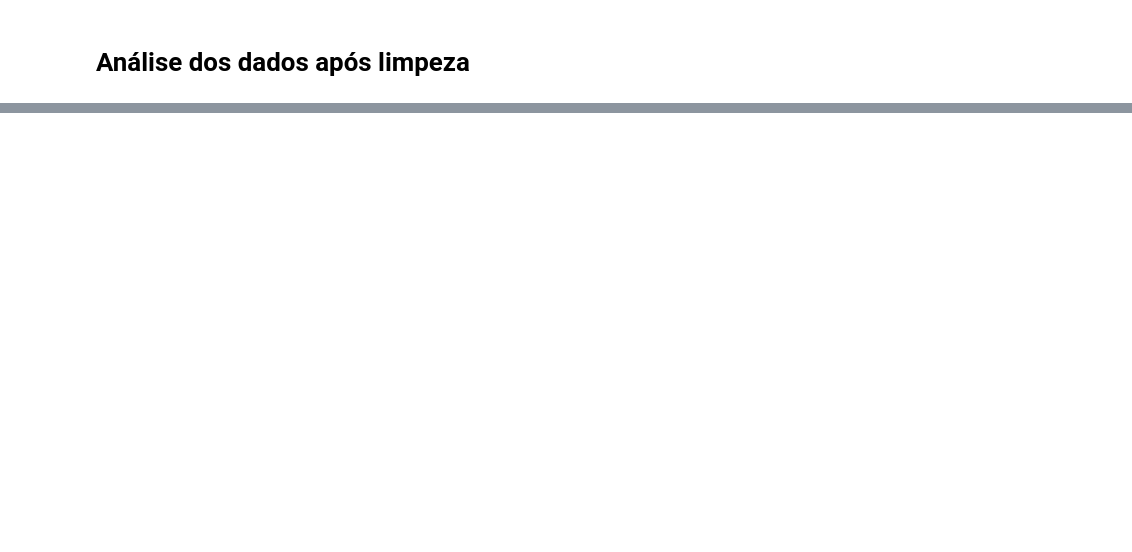
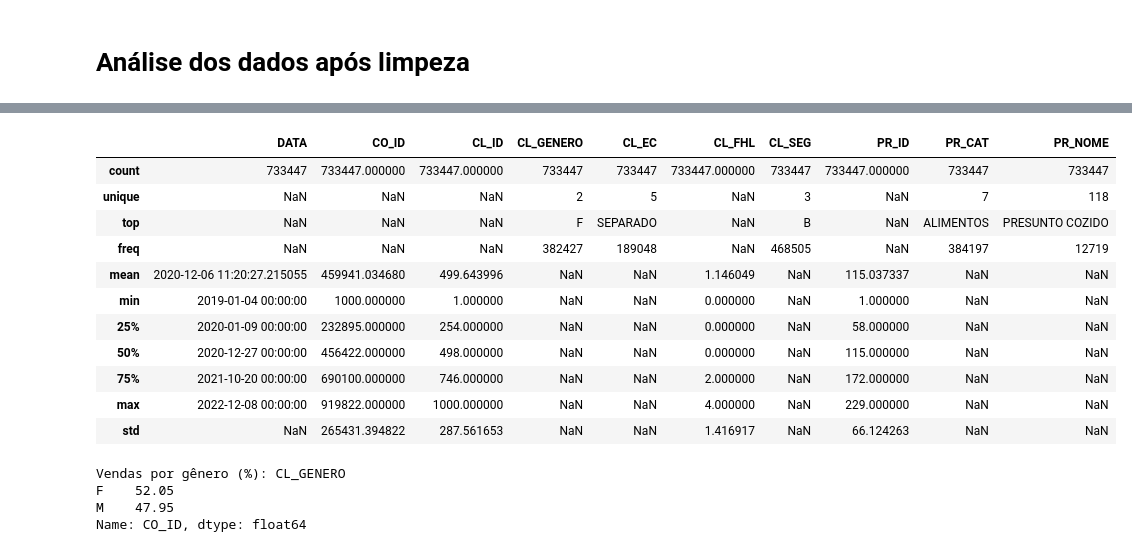
Before and after one commit to julio-cf/SCTECMiniProjetoAvaliativo01, a Jupyter notebook: notebooks/MiniProjetoAvaliativo.ipynb, the cells around one changed output, grey strips where cells are left out. Drawn from its saved outputs; the diff is of its cells as text; code cells hidden in the pictures; blank space fills up the shorter version.

```diff
--- a/notebooks/MiniProjetoAvaliativo.ipynb
+++ b/notebooks/MiniProjetoAvaliativo.ipynb
@@ -157,0 +162,25 @@ df.to_csv('../data/processed/Base_Varejo_Limpa.csv', index=False, encoding='utf-
+# %%
+df.describe(include='all')
+# %% [output]
+|  | DATA | CO_ID | CL_ID | CL_GENERO | CL_EC | CL_FHL | CL_SEG | PR_ID | PR_CAT | PR_NOME |
+| count | 733447 | 733447.000000 | 733447.000000 | 733447 | 733447 | 733447.000000 | 733447 | 733447.000000 | 733447 | 733447 |
+| unique | NaN | NaN | NaN | 2 | 5 | NaN | 3 | NaN | 7 | 118 |
+| top | NaN | NaN | NaN | F | SEPARADO | NaN | B | NaN | ALIMENTOS | PRESUNTO COZIDO |
+| freq | NaN | NaN | NaN | 382427 | 189048 | NaN | 468505 | NaN | 384197 | 12719 |
+| mean | 2020-12-06 11:20:27.215055 | 459941.034680 | 499.643996 | NaN | NaN | 1.146049 | NaN | 115.037337 | NaN | NaN |
+| min | 2019-01-04 00:00:00 | 1000.000000 | 1.000000 | NaN | NaN | 0.000000 | NaN | 1.000000 | NaN | NaN |
+| 25% | 2020-01-09 00:00:00 | 232895.000000 | 254.000000 | NaN | NaN | 0.000000 | NaN | 58.000000 | NaN | NaN |
+| 50% | 2020-12-27 00:00:00 | 456422.000000 | 498.000000 | NaN | NaN | 0.000000 | NaN | 115.000000 | NaN | NaN |
+| 75% | 2021-10-20 00:00:00 | 690100.000000 | 746.000000 | NaN | NaN | 2.000000 | NaN | 172.000000 | NaN | NaN |
+| max | 2022-12-08 00:00:00 | 919822.000000 | 1000.000000 | NaN | NaN | 4.000000 | NaN | 229.000000 | NaN | NaN |
+| std | NaN | 265431.394822 | 287.561653 | NaN | NaN | 1.416917 | NaN | 66.124263 | NaN | NaN |
+# %%
+# Porcentagem de vendas por gênero em porcentagem
+by_gender = df.groupby("CL_GENERO")["CO_ID"].nunique()
+percentage = ((by_gender / by_gender.sum()) * 100).round(2)
+print("Vendas por gênero (%):", percentage)
+# %% [output]
+Vendas por gênero (%): CL_GENERO
+F    52.05
+M    47.95
+Name: CO_ID, dtype: float64
```
Also changed, not shown: parts of 8 cells of this notebook.
